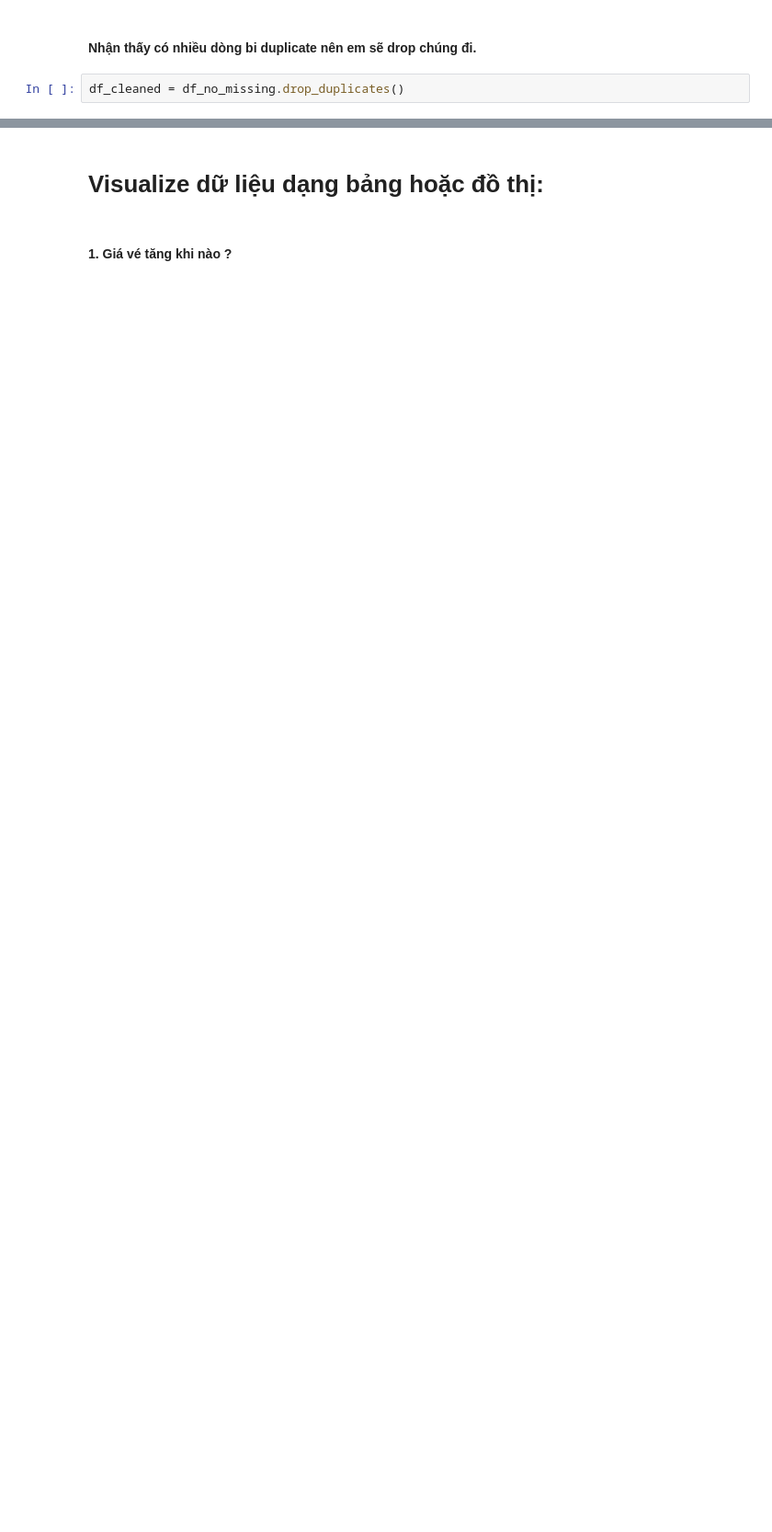
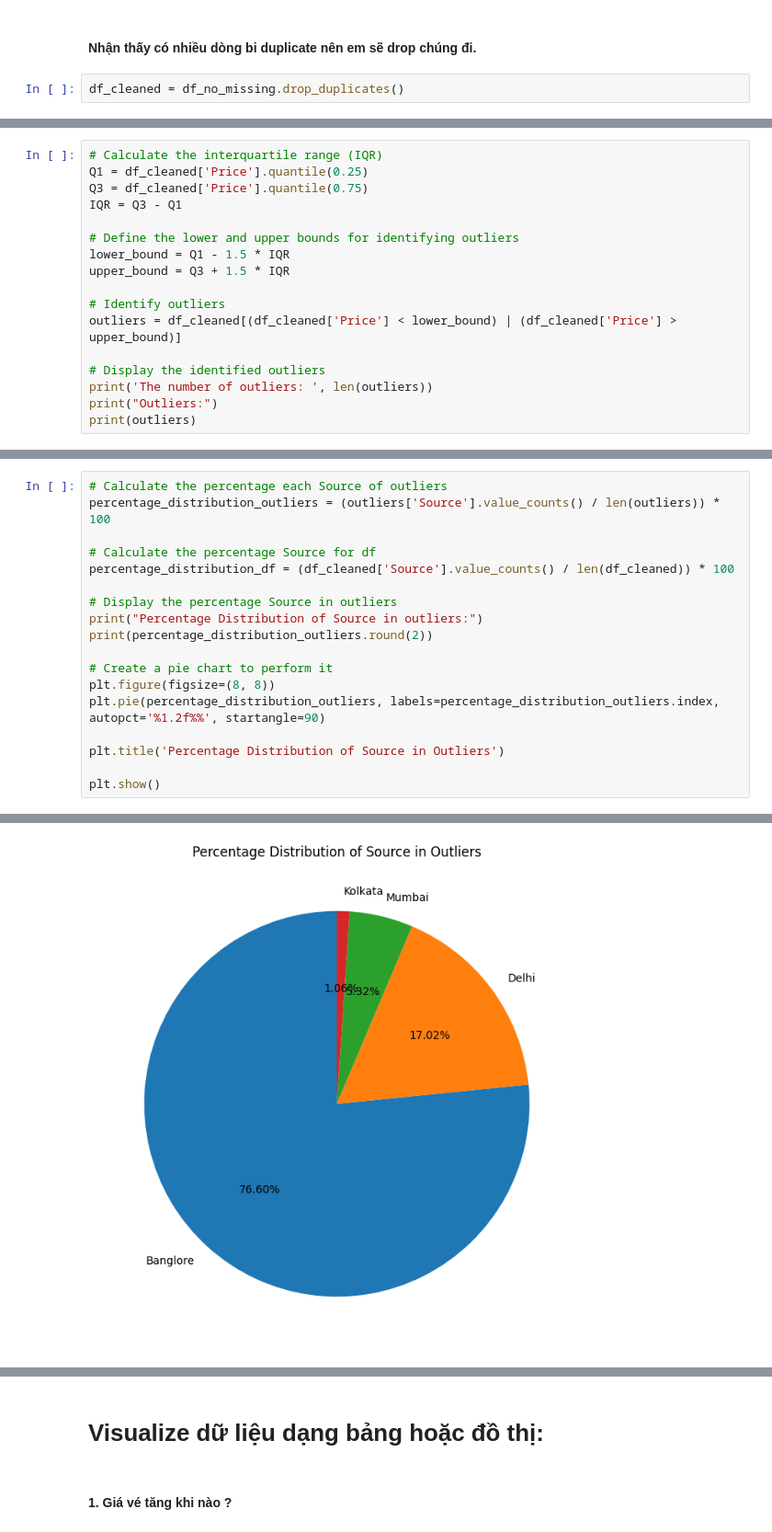
Before and after one commit to haingo22/PTDLUD-DA01, a Jupyter notebook: 20120281.ipynb, the cells around one changed output, grey strips where cells are left out. Shown at 92% size. Saved outputs shown, nothing was run; the diff lists cells and outputs as text; blank space fills up the shorter version.

```diff
--- a/20120281.ipynb
+++ b/20120281.ipynb
@@ -125,0 +147,17 @@ df_cleaned = df_no_missing.drop_duplicates()
+# %%
+# Calculate the interquartile range (IQR)
+Q1 = df_cleaned['Price'].quantile(0.25)
+Q3 = df_cleaned['Price'].quantile(0.75)
+IQR = Q3 - Q1
+
+# Define the lower and upper bounds for identifying outliers
+lower_bound = Q1 - 1.5 * IQR
+upper_bound = Q3 + 1.5 * IQR
+
+# Identify outliers
+outliers = df_cleaned[(df_cleaned['Price'] < lower_bound) | (df_cleaned['Price'] > upper_bound)]
+
+# Display the identified outliers
+print('The number of outliers: ', len(outliers))
+print("Outliers:")
+print(outliers)
@@ -125,0 +209,19 @@ df_cleaned = df_no_missing.drop_duplicates()
+# %%
+# Calculate the percentage each Source of outliers
+percentage_distribution_outliers = (outliers['Source'].value_counts() / len(outliers)) * 100
+
+# Calculate the percentage Source for df
+percentage_distribution_df = (df_cleaned['Source'].value_counts() / len(df_cleaned)) * 100
+
+# Display the percentage Source in outliers
+print("Percentage Distribution of Source in outliers:")
+print(percentage_distribution_outliers.round(2))
+
+# Create a pie chart to perform it
+plt.figure(figsize=(8, 8))
+plt.pie(percentage_distribution_outliers, labels=percentage_distribution_outliers.index, autopct='%1.2f%%', startangle=90)
+
+plt.title('Percentage Distribution of Source in Outliers')
+
+plt.show()
+# %% [output]
@@ -125,0 +235 @@ df_cleaned = df_no_missing.drop_duplicates()
+[figure, added]
```
Also changed, not shown: parts of 94 cells of this notebook, 1 other file.
